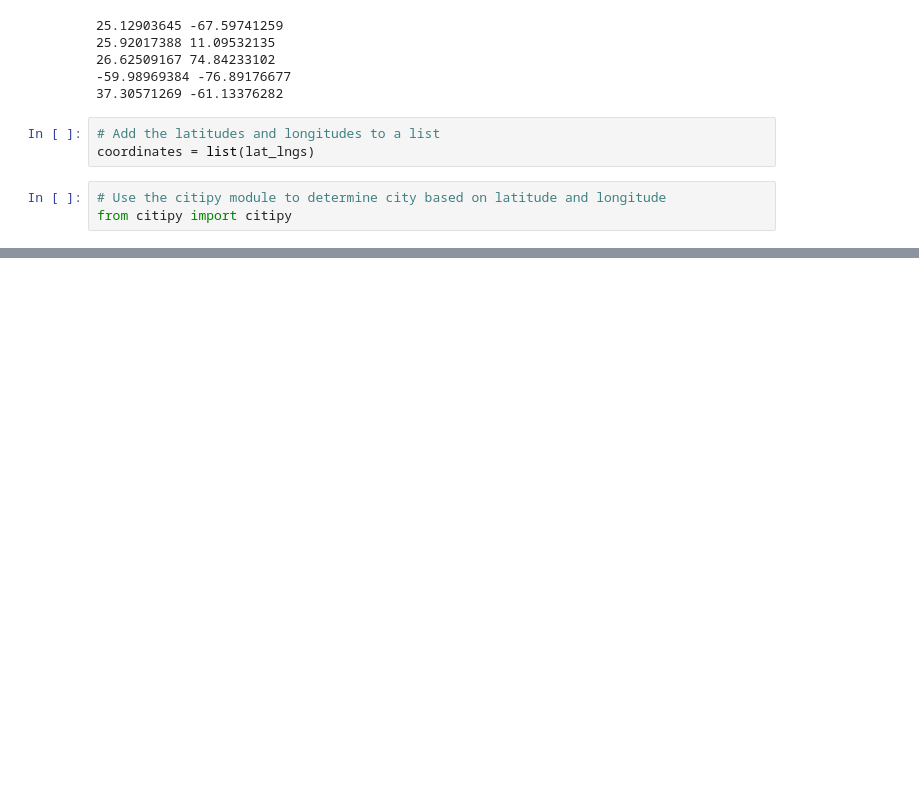
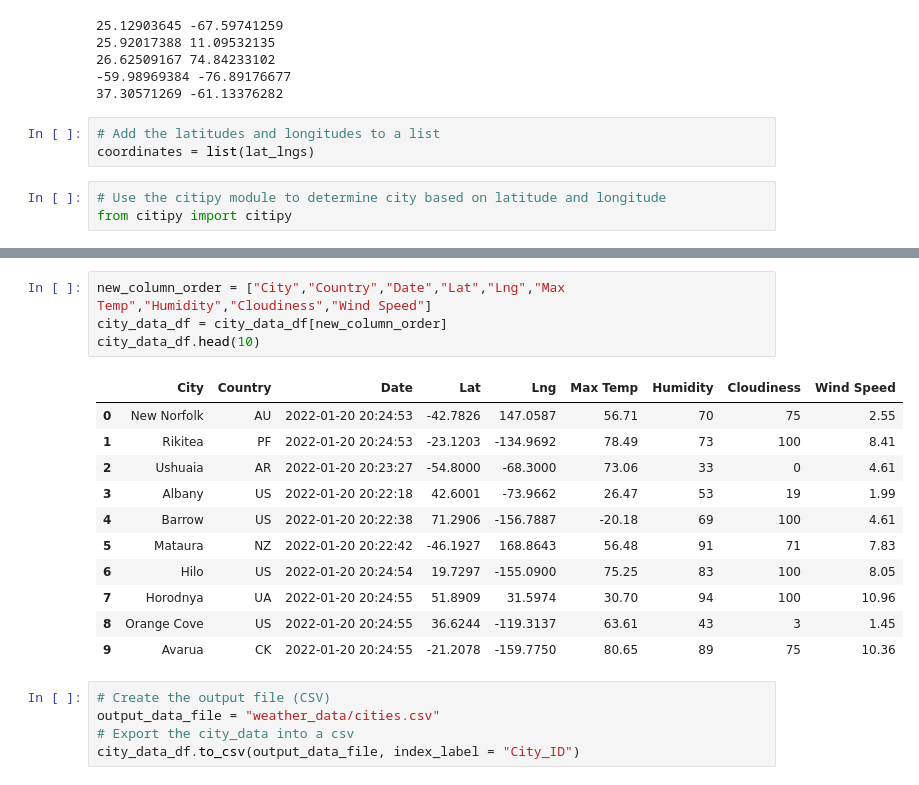
Before and after one commit to kmaluccio/World_Weather_Analysis, a Jupyter notebook: WeatherPy.ipynb, the cells around one changed output, grey strips where cells are left out. Cells and saved outputs as stored; diff of their text form; blank space fills up the shorter version.

```diff
--- a/WeatherPy.ipynb
+++ b/WeatherPy.ipynb
@@ -71,0 +281,21 @@ len(cities)
+# %%
+new_column_order = ["City","Country","Date","Lat","Lng","Max Temp","Humidity","Cloudiness","Wind Speed"]
+city_data_df = city_data_df[new_column_order]
+city_data_df.head(10)
+# %% [output]
+|  | City | Country | Date | Lat | Lng | Max Temp | Humidity | Cloudiness | Wind Speed |
+| 0 | New Norfolk | AU | 2022-01-20 20:24:53 | -42.7826 | 147.0587 | 56.71 | 70 | 75 | 2.55 |
+| 1 | Rikitea | PF | 2022-01-20 20:24:53 | -23.1203 | -134.9692 | 78.49 | 73 | 100 | 8.41 |
+| 2 | Ushuaia | AR | 2022-01-20 20:23:27 | -54.8000 | -68.3000 | 73.06 | 33 | 0 | 4.61 |
+| 3 | Albany | US | 2022-01-20 20:22:18 | 42.6001 | -73.9662 | 26.47 | 53 | 19 | 1.99 |
+| 4 | Barrow | US | 2022-01-20 20:22:38 | 71.2906 | -156.7887 | -20.18 | 69 | 100 | 4.61 |
+| 5 | Mataura | NZ | 2022-01-20 20:22:42 | -46.1927 | 168.8643 | 56.48 | 91 | 71 | 7.83 |
+| 6 | Hilo | US | 2022-01-20 20:24:54 | 19.7297 | -155.0900 | 75.25 | 83 | 100 | 8.05 |
+| 7 | Horodnya | UA | 2022-01-20 20:24:55 | 51.8909 | 31.5974 | 30.70 | 94 | 100 | 10.96 |
+| 8 | Orange Cove | US | 2022-01-20 20:24:55 | 36.6244 | -119.3137 | 63.61 | 43 | 3 | 1.45 |
+| 9 | Avarua | CK | 2022-01-20 20:24:55 | -21.2078 | -159.7750 | 80.65 | 89 | 75 | 10.36 |
+# %%
+# Create the output file (CSV)
+output_data_file = "weather_data/cities.csv"
+# Export the city_data into a csv
+city_data_df.to_csv(output_data_file, index_label = "City_ID")
```
Also changed, not shown: parts of 19 cells of this notebook, 1 other file.
